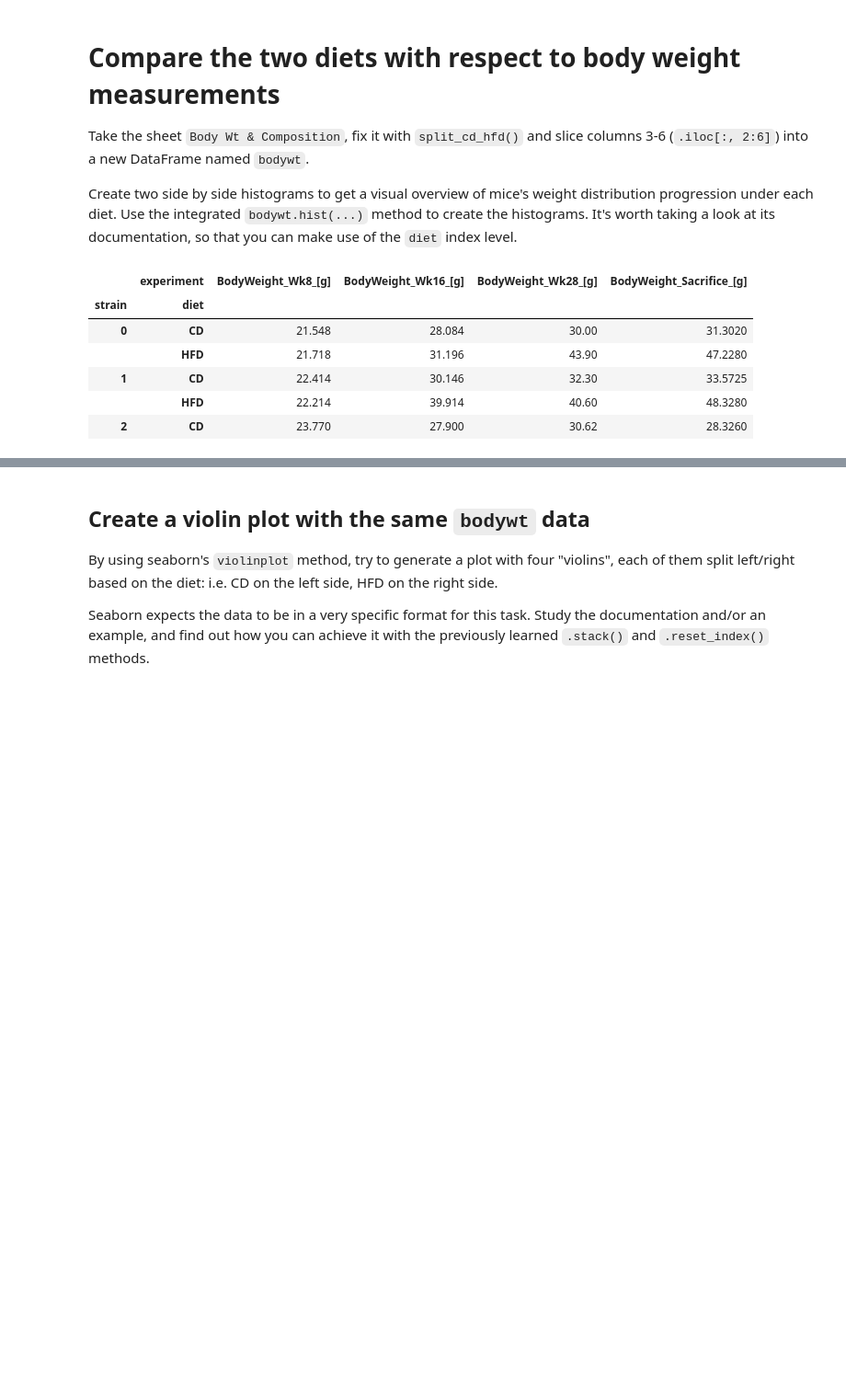
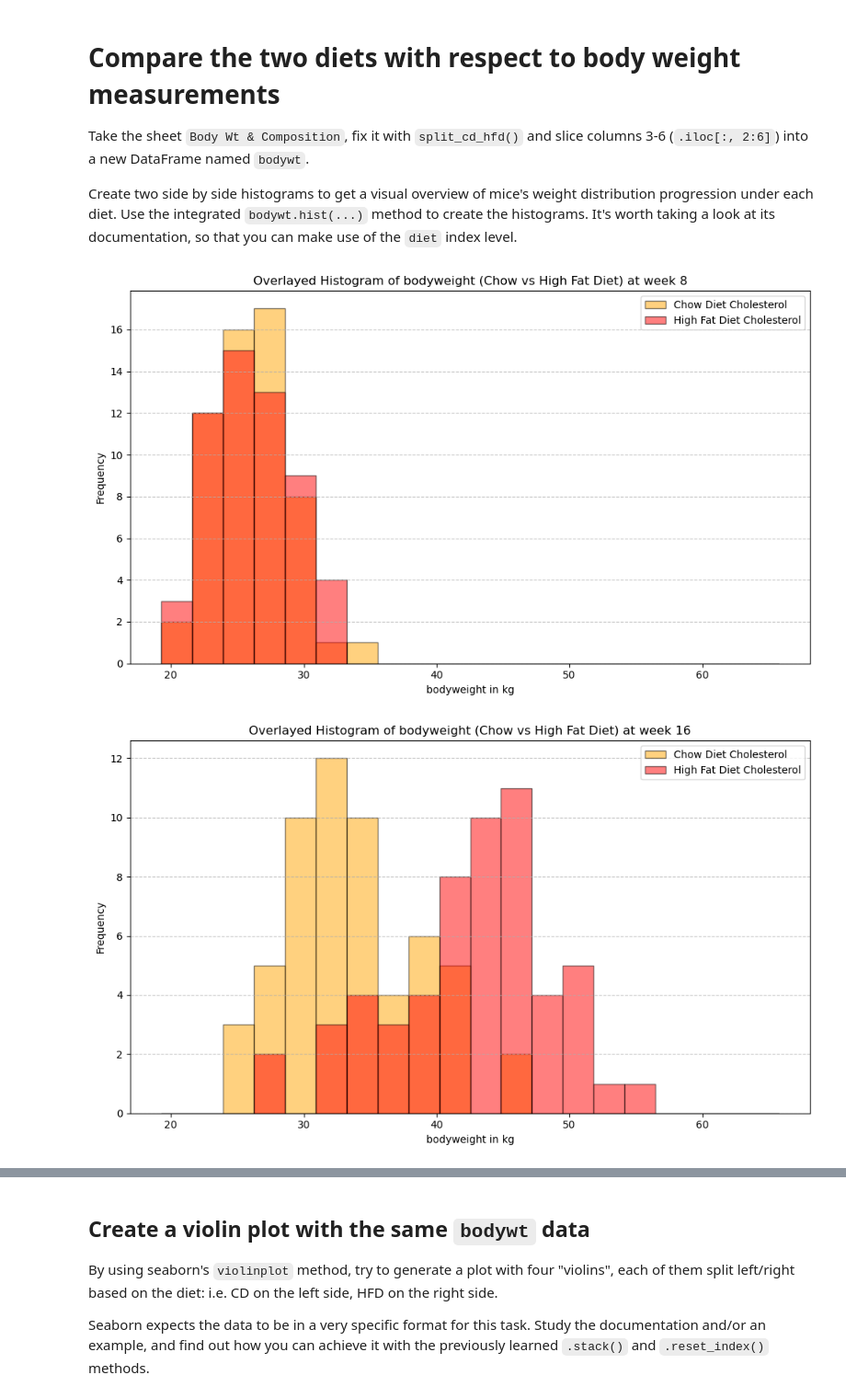
Before and after one commit to PeterBrederlow/PracticalIntegrativeBioinformatics, a Jupyter notebook: Day2_2-Exploratory_Analysis_Phenotypes.ipynb, the cells around one changed output, grey strips where cells are left out. Shown at 92% size. Cells and saved outputs as stored; diff of their text form; code cells hidden in the pictures; blank space fills up the shorter version.

```diff
--- a/Day2_2-Exploratory_Analysis_Phenotypes.ipynb
+++ b/Day2_2-Exploratory_Analysis_Phenotypes.ipynb
@@ -333,11 +333,59 @@ bodywt = phenotypes['Body Wt & Composition']
 bodywt = split_cd_hfd(bodywt)
 bodywt = bodywt.iloc[:, 2:6]
 bodywt.head()
+bodywt = bodywt.reset_index('diet')
+bodyweight_CD = bodywt.loc[bodywt['diet'] == 'CD']
+bodyweight_CD = bodyweight_CD.drop(columns=['diet'])
+bodyweight_HFD = bodywt.loc[bodywt['diet'] == 'HFD']
+bodyweight_HFD = bodyweight_HFD.drop(columns=['diet'])
-# %% [output]
-|  | experiment | BodyWeight_Wk8_[g] | BodyWeight_Wk16_[g] | BodyWeight_Wk28_[g] | BodyWeight_Sacrifice_[g] |
-| strain | diet |  |  |  |  |
-| 0 | CD | 21.548 | 28.084 | 30.00 | 31.3020 |
-|  | HFD | 21.718 | 31.196 | 43.90 | 47.2280 |
-| 1 | CD | 22.414 | 30.146 | 32.30 | 33.5725 |
-|  | HFD | 22.214 | 39.914 | 40.60 | 48.3280 |
-| 2 | CD | 23.770 | 27.900 | 30.62 | 28.3260 |
+# %%
+min_value = min(bodyweight_CD.min().min(), bodyweight_HFD.min().min())
+max_value = max(bodyweight_CD.max().max(), bodyweight_HFD.max().max())
+bins = np.linspace(min_value, max_value, 21)
+
+plt.figure(figsize=(10, 6))
+plt.hist(bodyweight_CD['BodyWeight_Wk8_[g]'], bins=bins, color='orange', alpha=0.5, edgecolor='black', label='Chow Diet Cholesterol')
+plt.hist(bodyweight_HFD['BodyWeight_Wk8_[g]'], bins=bins, color='red', alpha=0.5, edgecolor='black', label='High Fat Diet Cholesterol')
+plt.xlabel('bodyweight in kg')
+plt.ylabel('Frequency')
+plt.title('Overlayed Histogram of bodyweight (Chow vs High Fat Diet) at week 8')
+plt.legend()
+plt.grid(axis='y', linestyle='--', alpha=0.7)
+plt.tight_layout()
+plt.show()
+
+plt.figure(figsize=(10, 6))
+plt.hist(bodyweight_CD['BodyWeight_Wk16_[g]'], bins=bins, color='orange', alpha=0.5, edgecolor='black', label='Chow Diet Cholesterol')
+plt.hist(bodyweight_HFD['BodyWeight_Wk16_[g]'], bins=bins, color='red', alpha=0.5, edgecolor='black', label='High Fat Diet Cholesterol')
+plt.xlabel('bodyweight in kg')
+plt.ylabel('Frequency')
+plt.title('Overlayed Histogram of bodyweight (Chow vs High Fat Diet) at week 16')
+plt.legend()
+plt.grid(axis='y', linestyle='--', alpha=0.7)
+plt.tight_layout()
+plt.show()
+
+plt.figure(figsize=(10, 6))
+plt.hist(bodyweight_CD['BodyWeight_Wk28_[g]'], bins=bins, color='orange', alpha=0.5, edgecolor='black', label='Chow Diet Cholesterol')
+plt.hist(bodyweight_HFD['BodyWeight_Wk28_[g]'], bins=bins, color='red', alpha=0.5, edgecolor='black', label='High Fat Diet Cholesterol')
+plt.xlabel('bodyweight in kg')
+plt.ylabel('Frequency')
+plt.title('Overlayed Histogram of bodyweight (Chow vs High Fat Diet) at week 28')
+plt.legend()
+plt.grid(axis='y', linestyle='--', alpha=0.7)
+plt.tight_layout()
+plt.show()
+
+plt.figure(figsize=(10, 6))
+plt.hist(bodyweight_CD['BodyWeight_Sacrifice_[g]'], bins=bins, color='orange', alpha=0.5, edgecolor='black', label='Chow Diet Cholesterol')
+plt.hist(bodyweight_HFD['BodyWeight_Sacrifice_[g]'], bins=bins, color='red', alpha=0.5, edgecolor='black', label='High Fat Diet Cholesterol')
+plt.xlabel('bodyweight in kg')
+plt.ylabel('Frequency')
+plt.title('Overlayed Histogram of bodyweight (Chow vs High Fat Diet) at time of death')
+plt.legend()
+plt.grid(axis='y', linestyle='--', alpha=0.7)
+plt.tight_layout()
+plt.show()
+# %% [output]
+[figure, added]
+[figure, added]
```
Also changed, not shown: parts of 2 cells of this notebook, 1 other file.
